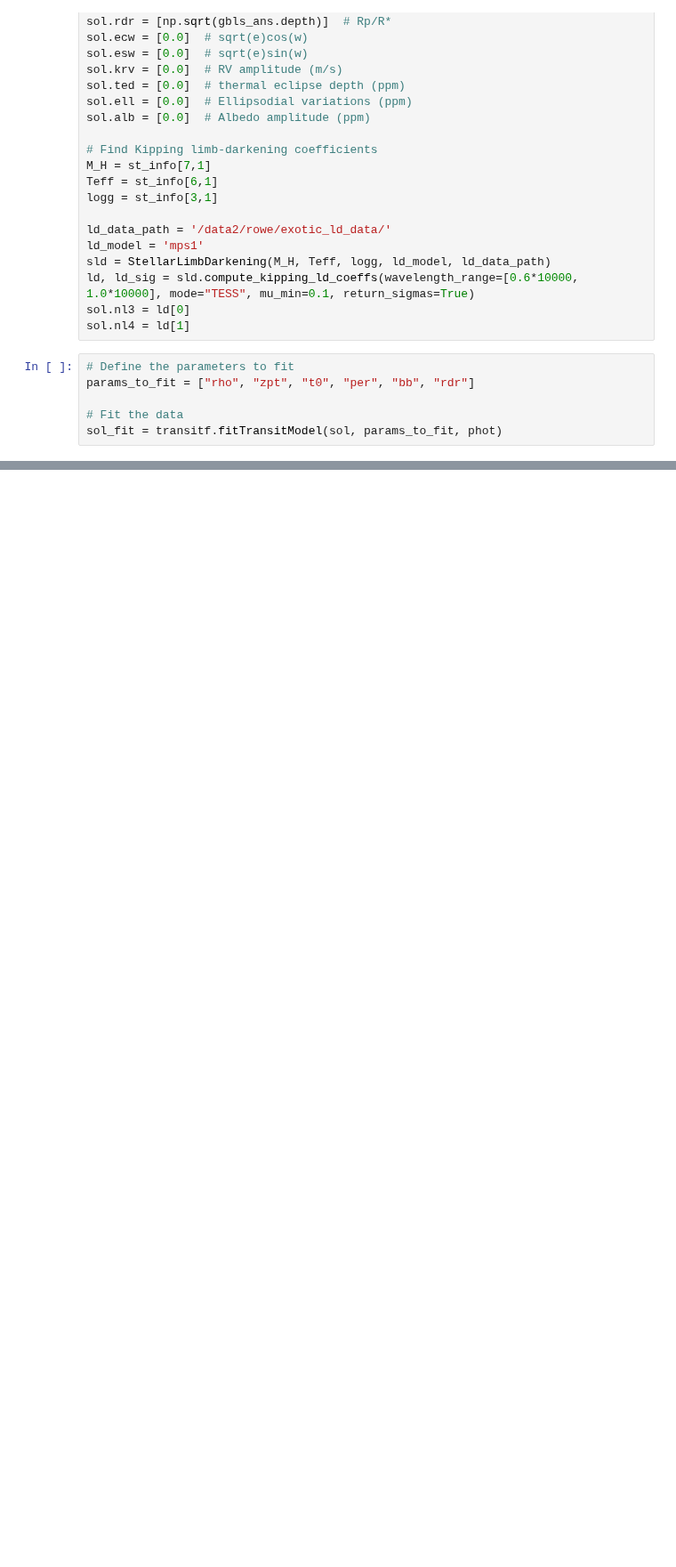
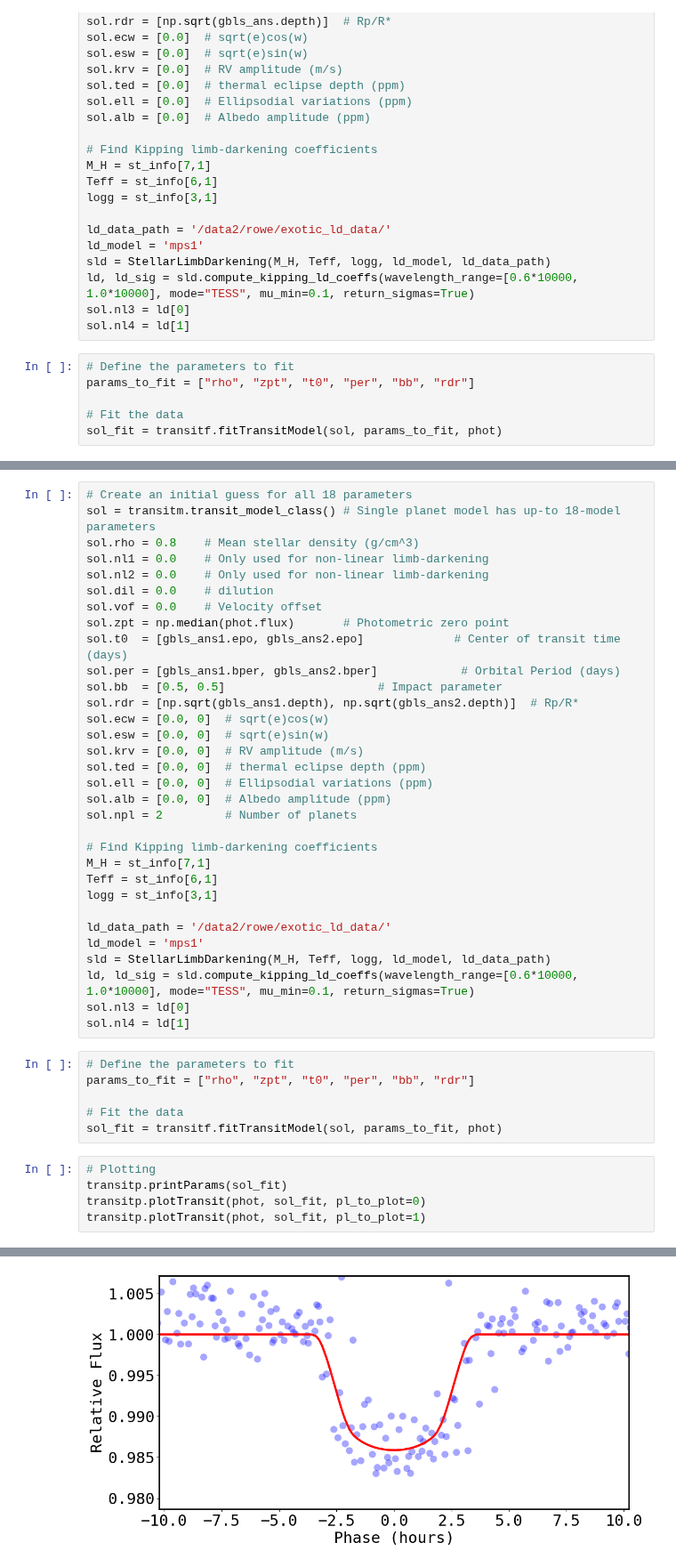
Before and after one commit to royalexis/bls_cuda, a Jupyter notebook: transit_fit_ex.ipynb, the cells around one changed output, grey strips where cells are left out. Shown at 89% size. Saved outputs shown, nothing was run; the diff lists cells and outputs as text; blank space fills up the shorter version.

```diff
--- a/transit_fit_ex.ipynb
+++ b/transit_fit_ex.ipynb
@@ -92,0 +124,44 @@ Albedo amplitude (ppm):               0.0 ± 0.0
+# %%
+# Create an initial guess for all 18 parameters
+sol = transitm.transit_model_class() # Single planet model has up-to 18-model parameters
+sol.rho = 0.8    # Mean stellar density (g/cm^3)
+sol.nl1 = 0.0    # Only used for non-linear limb-darkening
+sol.nl2 = 0.0    # Only used for non-linear limb-darkening
+sol.dil = 0.0    # dilution
+sol.vof = 0.0    # Velocity offset
+sol.zpt = np.median(phot.flux)       # Photometric zero point
+sol.t0  = [gbls_ans1.epo, gbls_ans2.epo]             # Center of transit time (days)
+sol.per = [gbls_ans1.bper, gbls_ans2.bper]            # Orbital Period (days)
+sol.bb  = [0.5, 0.5]                      # Impact parameter
+sol.rdr = [np.sqrt(gbls_ans1.depth), np.sqrt(gbls_ans2.depth)]  # Rp/R*
+sol.ecw = [0.0, 0]  # sqrt(e)cos(w)
+sol.esw = [0.0, 0]  # sqrt(e)sin(w)
+sol.krv = [0.0, 0]  # RV amplitude (m/s)
+sol.ted = [0.0, 0]  # thermal eclipse depth (ppm)
+sol.ell = [0.0, 0]  # Ellipsodial variations (ppm)
+sol.alb = [0.0, 0]  # Albedo amplitude (ppm)
+sol.npl = 2         # Number of planets
+
+# Find Kipping limb-darkening coefficients
+M_H = st_info[7,1]
+Teff = st_info[6,1]
+logg = st_info[3,1]
+
+ld_data_path = '/data2/rowe/exotic_ld_data/'
+ld_model = 'mps1'
+sld = StellarLimbDarkening(M_H, Teff, logg, ld_model, ld_data_path)
+ld, ld_sig = sld.compute_kipping_ld_coeffs(wavelength_range=[0.6*10000, 1.0*10000], mode="TESS", mu_min=0.1, return_sigmas=True)
+sol.nl3 = ld[0]
+sol.nl4 = ld[1]
+# %%
+# Define the parameters to fit
+params_to_fit = ["rho", "zpt", "t0", "per", "bb", "rdr"]
+
+# Fit the data
+sol_fit = transitf.fitTransitModel(sol, params_to_fit, phot)
+# %%
+# Plotting
+transitp.printParams(sol_fit)
+transitp.plotTransit(phot, sol_fit, pl_to_plot=0)
+transitp.plotTransit(phot, sol_fit, pl_to_plot=1)
+# %% [output]
@@ -92,0 +185 @@ Albedo amplitude (ppm):               0.0 ± 0.0
+[figure, added]
```
Also changed, not shown: parts of 8 cells of this notebook, 2 other files.
